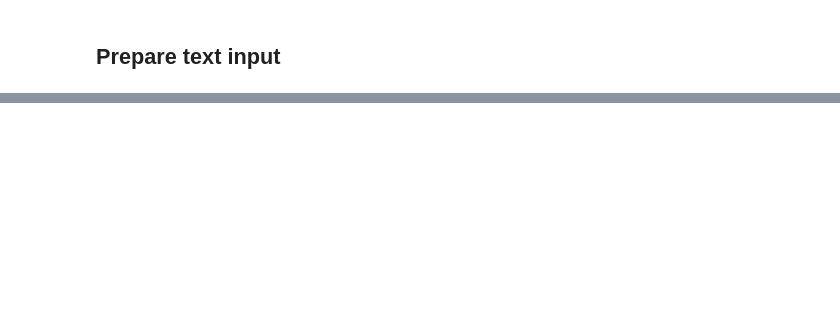
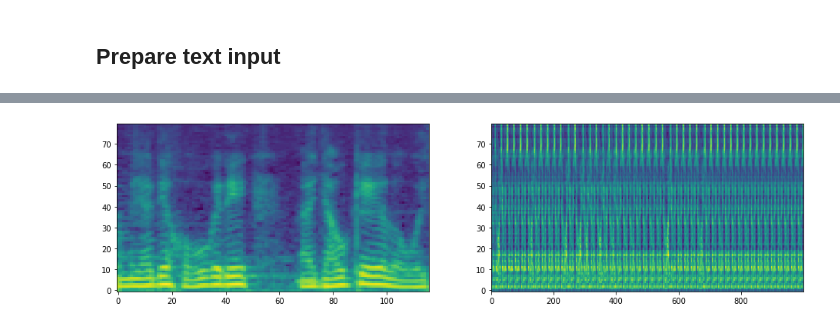
Before and after one commit to lokhiufung/tacotron2, a Jupyter notebook: deployment.ipynb, the cells around one changed output, grey strips where cells are left out. Cells and saved outputs as stored; diff of their text form; code cells hidden in the pictures; blank space fills up the shorter version.

```diff
--- a/deployment.ipynb
+++ b/deployment.ipynb
@@ -58,0 +80,2 @@ Warning! Reached max decoder steps
+# %%
+mel_outputs, mel_outputs_postnet, _, alignments = model.inference(sequence)
@@ -58,0 +84,5 @@ Warning! Reached max decoder steps
+# %%
+# target mel spectrogram vs predicted spectrogram
+plot_data([mel, mel_outputs_postnet.float().data.cpu().numpy()[0]])
+# %% [output]
+[figure, added]
```
Also changed, not shown: parts of 17 cells of this notebook, 5 other files.
